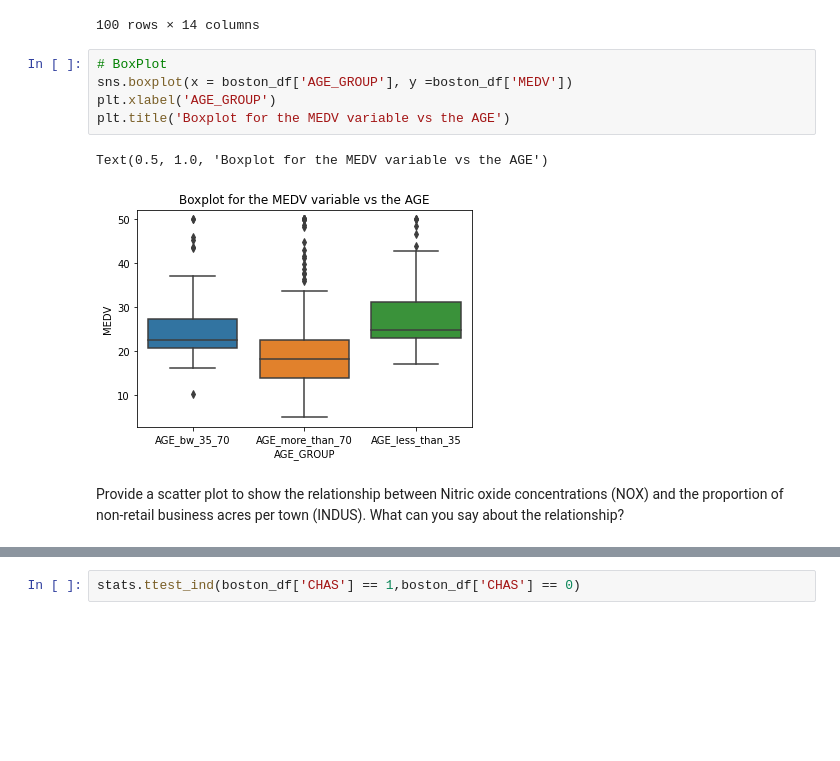
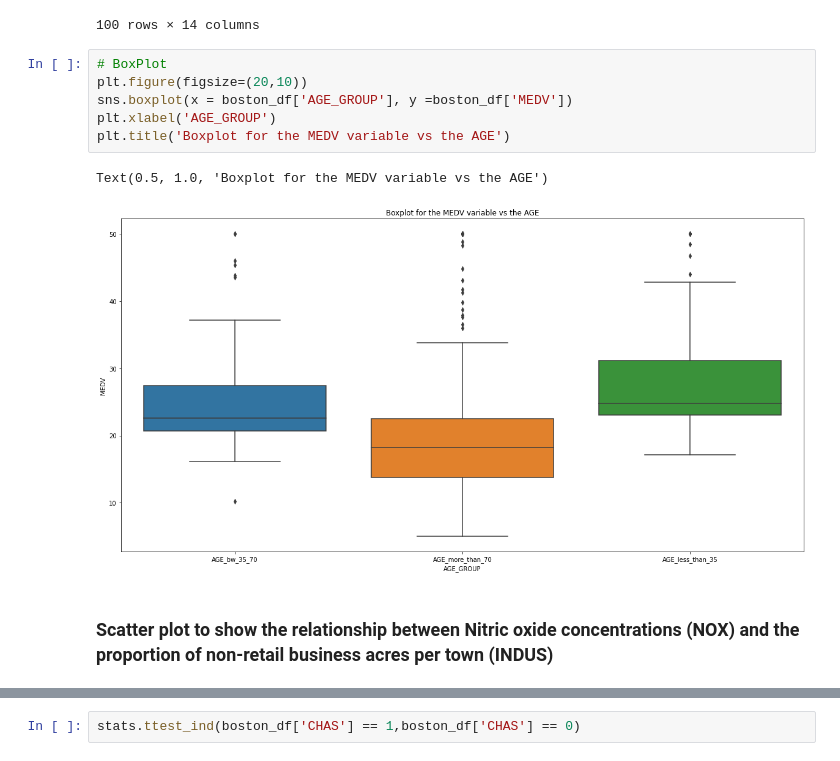
Before and after one commit to abhi2k16/boston_housing_analysis, a Jupyter notebook: Statistisc_for_DataScience_CaseStudy_Boston.ipynb, the cells around one changed output, grey strips where cells are left out. Cells and saved outputs as stored; diff of their text form; blank space fills up the shorter version.

```diff
--- a/Statistisc_for_DataScience_CaseStudy_Boston.ipynb
+++ b/Statistisc_for_DataScience_CaseStudy_Boston.ipynb
@@ -173,12 +175,13 @@ boston_df.head(100)
 100 rows × 14 columns
 # %%
 # BoxPlot
+plt.figure(figsize=(20,10))
 sns.boxplot(x = boston_df['AGE_GROUP'], y =boston_df['MEDV'])
 plt.xlabel('AGE_GROUP')
 plt.title('Boxplot for the MEDV variable vs the AGE')
 # %% [output]
 Text(0.5, 1.0, 'Boxplot for the MEDV variable vs the AGE')
-[figure, old version]
+[figure, new version]
 # %% [markdown]
-Provide a scatter plot to show the relationship between Nitric oxide concentrations (NOX) and the proportion of non-retail business acres per town (INDUS). What can you say about the relationship?
+### Scatter plot to show the relationship between Nitric oxide concentrations (NOX) and the proportion of non-retail business acres per town (INDUS)
 # %%
```
Also changed, not shown: parts of 21 cells of this notebook.
